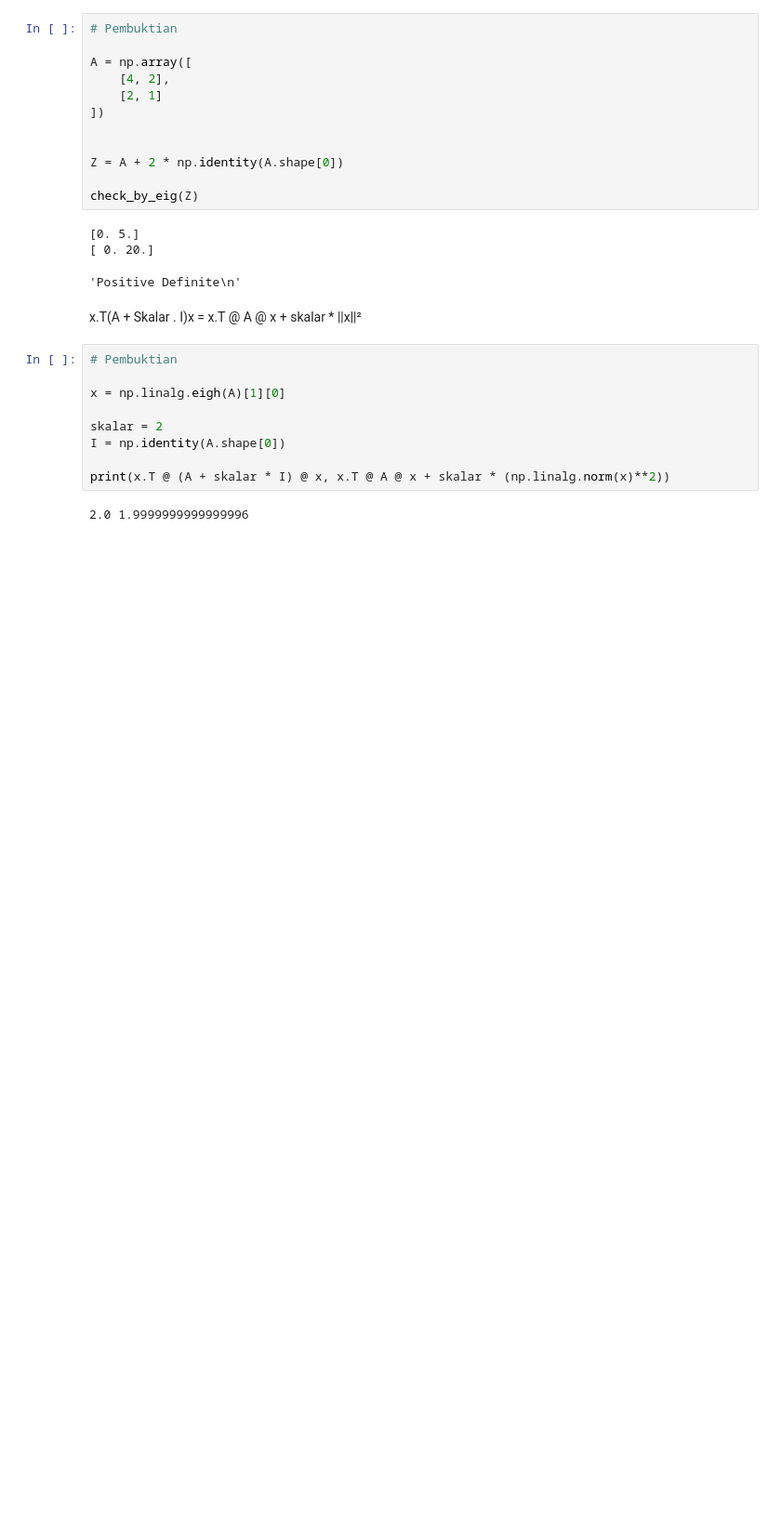
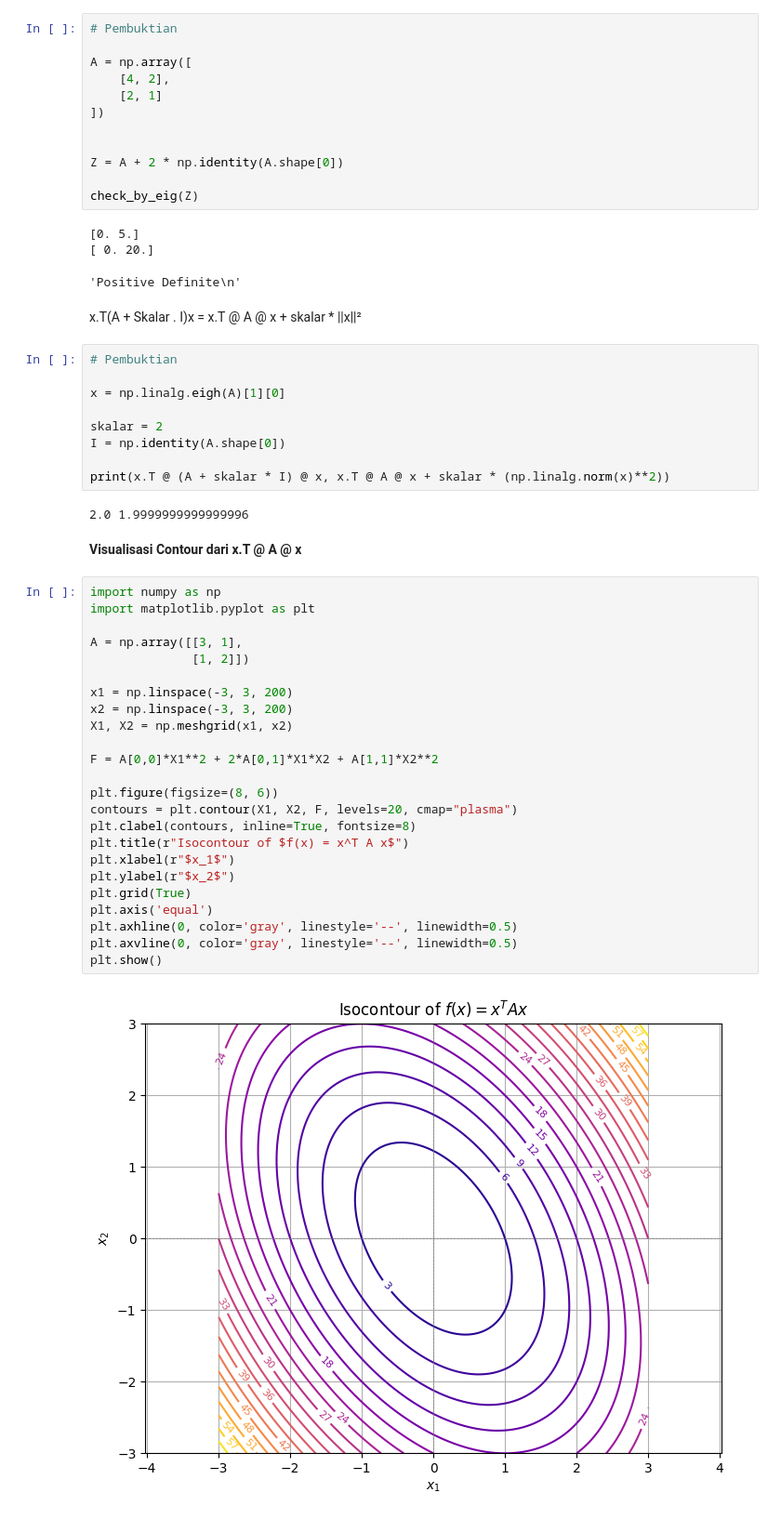
Before and after one commit to ahmdbnrsl/Machine-Learning, a Jupyter notebook: Mathematics-Requirements/Linear_Algebra.ipynb, the cells around one changed output. Shown at 93% size. Saved outputs shown, nothing was run; the diff lists cells and outputs as text; blank space fills up the shorter version.

```diff
--- a/Mathematics-Requirements/Linear_Algebra.ipynb
+++ b/Mathematics-Requirements/Linear_Algebra.ipynb
@@ -2261,3 +2261,31 @@ I = np.identity(A.shape[0])
 print(x.T @ (A + skalar * I) @ x, x.T @ A @ x + skalar * (np.linalg.norm(x)**2))
 # %% [output]
 2.0 1.9999999999999996
+# %% [markdown]
+**Visualisasi Contour dari x.T @ A  @ x**
+# %%
+import numpy as np
+import matplotlib.pyplot as plt
+
+A = np.array([[3, 1],
+              [1, 2]])
+
+x1 = np.linspace(-3, 3, 200)
+x2 = np.linspace(-3, 3, 200)
+X1, X2 = np.meshgrid(x1, x2)
+
+F = A[0,0]*X1**2 + 2*A[0,1]*X1*X2 + A[1,1]*X2**2
+
+plt.figure(figsize=(8, 6))
+contours = plt.contour(X1, X2, F, levels=20, cmap="plasma")
+plt.clabel(contours, inline=True, fontsize=8)
+plt.title(r"Isocontour of $f(x) = x^T A x$")
+plt.xlabel(r"$x_1$")
+plt.ylabel(r"$x_2$")
+plt.grid(True)
+plt.axis('equal')
+plt.axhline(0, color='gray', linestyle='--', linewidth=0.5)
+plt.axvline(0, color='gray', linestyle='--', linewidth=0.5)
+plt.show()
+# %% [output]
+[figure, added]
```
